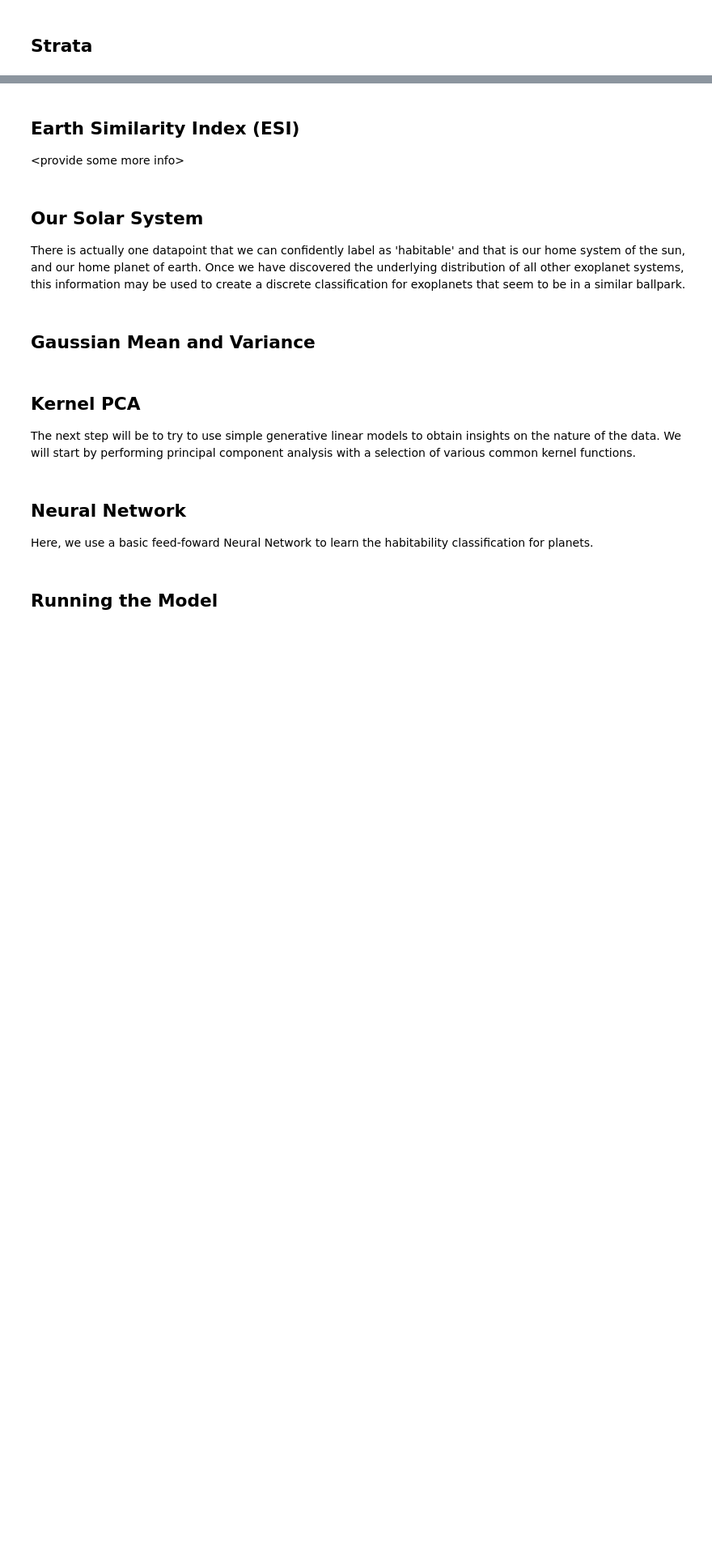
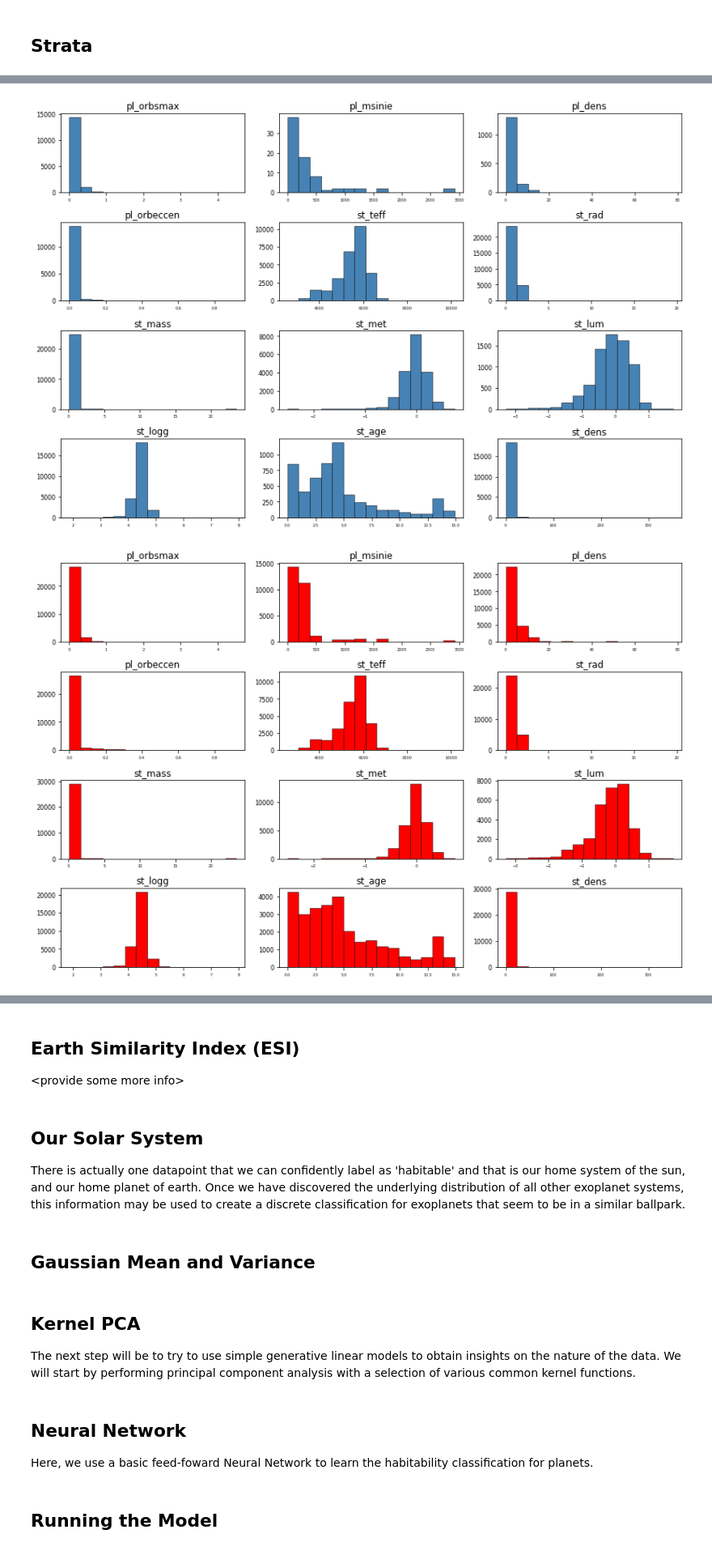
Before and after one commit to tw-ilson/Exoplanet-Habitability-DS4400, a Jupyter notebook: main.ipynb, the cells around one changed output, grey strips where cells are left out. Shown at 81% size. Drawn from its saved outputs; the diff is of its cells as text; code cells hidden in the pictures; blank space fills up the shorter version.

```diff
--- a/main.ipynb
+++ b/main.ipynb
@@ -24,7 +22,7 @@ From the __[NASA Exoplanet archive](https://exoplanetarchive.ipac.caltech.edu/in
 # %%
 
 #Raw Data Tables
-systems_df = pd.read_csv('data/PS_2021.12.14_19.44.55.csv', sep=',', low_memory=False)
+systems_df = pd.read_csv('data/PS_2021.12.15_14.44.00.csv', sep=',', low_memory=False)
 
 transitspec_df = pd.read_csv('data/transitspec_2021.10.21_17.04.26.csv', sep=',', low_memory=False)
 
@@ -102,7 +116,7 @@ for col in systems_df.columns:
 
 #To avoid controversy, remove rows with nonzero 'controversial' flag
 systems_df = systems_df[systems_df['pl_controv_flag'] == 0]
-systems_df.drop(columns = 'pl_controv_flag')
+systems_df = systems_df.drop(columns = 'pl_controv_flag')
 
 pl_systems_transit = systems_df[systems_df['discoverymethod'] == 'Transit']
 print(f"num rows by Transit method: {len(pl_systems_transit)}")
@@ -139,6 +161,8 @@ As we can see from the above calculations, the Transit method is the most common
 
 
 #we don't need to look at name or discovery method
-X = pl_systems_img.iloc[:, 2:]
+pl_names = pl_systems_transit['pl_name']
+X = pl_systems_transit.iloc[:, 2:]
 
-#print(X)
+
+print(pl_names)
@@ -148,30 +186,32 @@ Because this dataset contains a significant amount of missing values, we will ex
 # %%
 from sklearn.experimental import enable_iterative_imputer
 from sklearn.impute import IterativeImputer
 #from sklearn.impute import SimpleImputer
 
 from sklearn.tree import DecisionTreeRegressor # had the best results with this.
 estim = DecisionTreeRegressor(max_features="sqrt", random_state=0)
 
 X.hist(bins=15, color='steelblue', edgecolor='black', linewidth=0.5,
            xlabelsize=5, ylabelsize=8, grid=False)
 plt.tight_layout(rect=(0, 0, 2, 2))
 plt.show()
 
 imp = IterativeImputer(estimator=estim, max_iter=100, n_nearest_features=11, imputation_order='ascending', add_indicator=False)
 
-#imp = SimpleImputer(strategy='mean')
 #fit the model
 imp.fit(X)
 
 #impute missing values
 imp_results = imp.transform(X)
 
-X_imp = pd.DataFrame(imp_results, columns=X.columns)
+X = pd.DataFrame(imp_results, columns=X.columns, index=pl_names)
 
-X_imp.hist(bins=15, color='red', edgecolor='black', linewidth=0.5, xlabelsize=5, ylabelsize=8, grid=False)
+X.hist(bins=15, color='red', edgecolor='black', linewidth=0.5, xlabelsize=5, ylabelsize=8, grid=False)
 
 plt.tight_layout(rect=(0, 0, 2, 2))
 plt.show()
 
 #These plots should look as similar as possible
+# %% [output]
+[figure, added]
+[figure, added]
```
Also changed, not shown: parts of 13 cells of this notebook.
